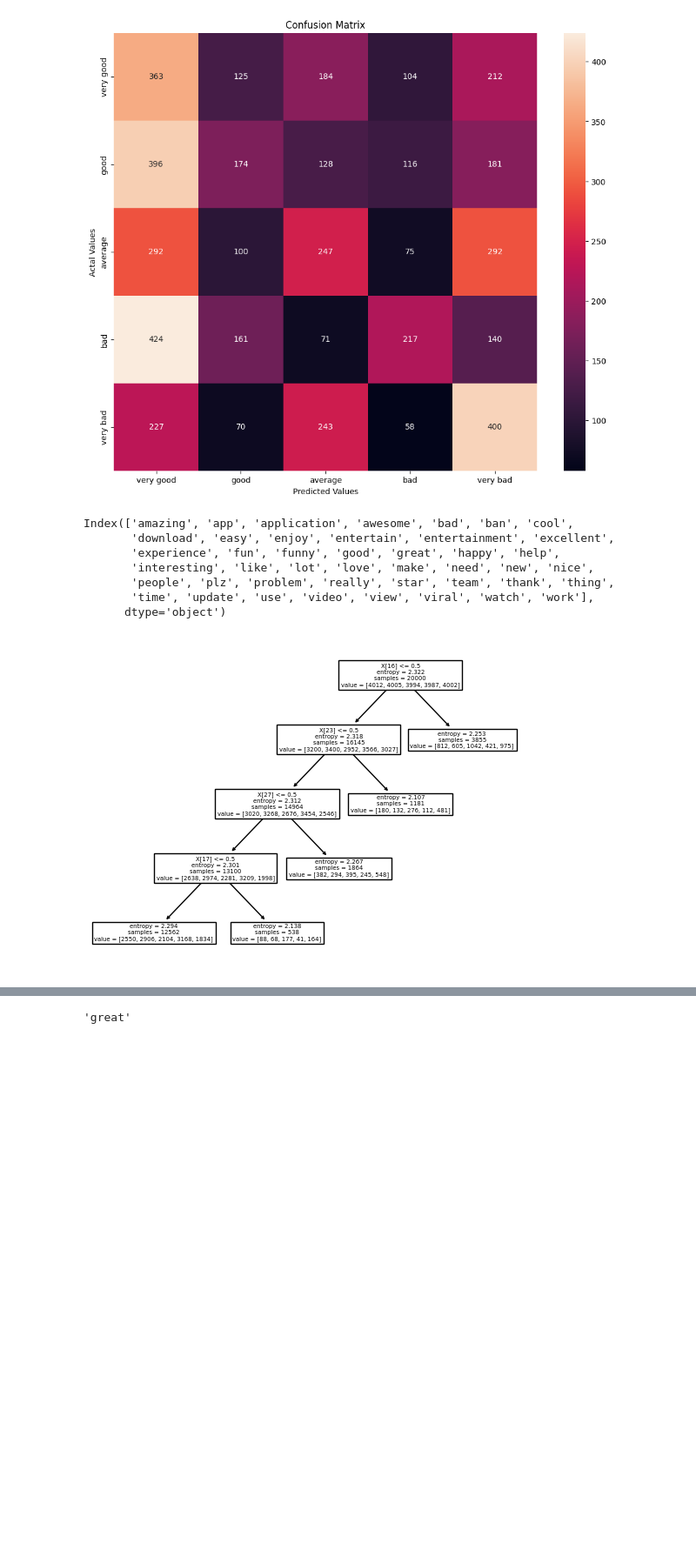
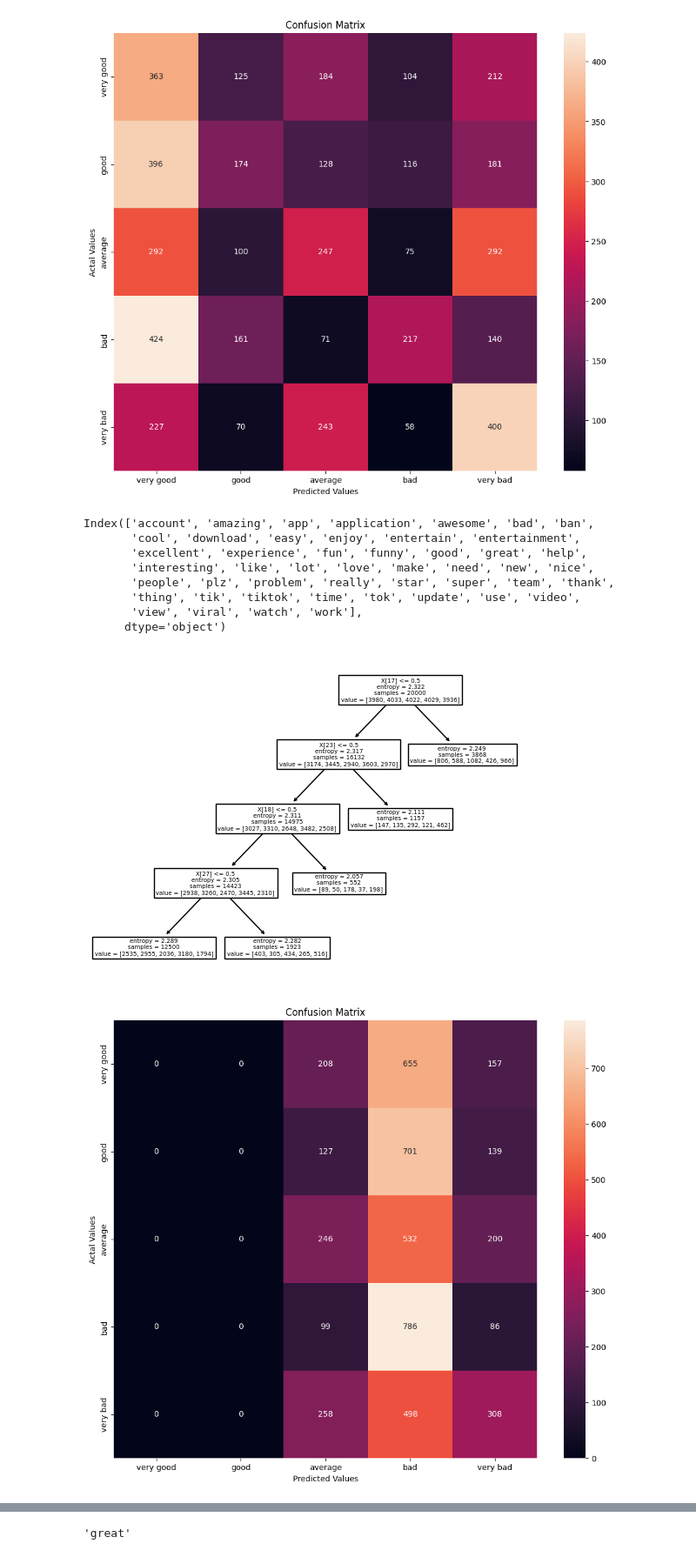
Before and after one commit to XingyuChenTim/project-port, a Jupyter notebook: dt_nb_svm.ipynb, the cells around one changed output, grey strips where cells are left out. Shown at 87% size. Cells and saved outputs as stored; diff of their text form; code cells hidden in the pictures; blank space fills up the shorter version.

```diff
--- a/dt_nb_svm.ipynb
+++ b/dt_nb_svm.ipynb
@@ -329,36 +329,53 @@ from sklearn import tree
 import matplotlib.pyplot as plt
 ## conda install python-graphviz
 ## restart kernel (click the little red x next to the Console)
 import graphviz
 from sklearn.metrics import confusion_matrix
 
 #https://scikit-learn.org/stable/modules/generated/sklearn.tree.DecisionTreeClassifier.html
 MyDT_R=DecisionTreeClassifier(criterion='entropy', ##"entropy" or "gini"
                             splitter='best',  ## or "random" or "best"
                             max_depth=None,
                             min_samples_split=2,
                             min_samples_leaf=1,
                             min_weight_fraction_leaf=0.0,
                             max_features=None,
                             random_state=None,
                             max_leaf_nodes=5,
                             min_impurity_decrease=0.0,
                             min_impurity_split=None,
                             class_weight=None)
 
 ## perform DT
 MyDT_R.fit(TrainDF1, Train1Labels)
     ## plot the tree
 tree.plot_tree(MyDT_R)
 
 feature_namesR=TrainDF1.columns
 print(feature_namesR)
+
+Prediction2 = MyDT_R.predict(TestDF1)
+import seaborn as sns
+from sklearn.metrics import ConfusionMatrixDisplay
+cnf_matrix2 = confusion_matrix(Test1Labels, Prediction2)
+cm_df2 = pd.DataFrame(cnf_matrix2,
+                     index = ['very good', 'good', 'average', 'bad','very bad'],
+                     columns = ['very good', 'good', 'average', 'bad','very bad'])
+#Plotting the confusion matrix
+plt.figure(figsize=(12,10))
+sns.heatmap(cm_df2, annot=True, fmt='g')
+plt.title('Confusion Matrix')
+plt.ylabel('Actal Values')
+plt.xlabel('Predicted Values')
+plt.show()
 # %% [output]
-Index(['amazing', 'app', 'application', 'awesome', 'bad', 'ban', 'cool',
-       'download', 'easy', 'enjoy', 'entertain', 'entertainment', 'excellent',
-       'experience', 'fun', 'funny', 'good', 'great', 'happy', 'help',
+Index(['account', 'amazing', 'app', 'application', 'awesome', 'bad', 'ban',
+       'cool', 'download', 'easy', 'enjoy', 'entertain', 'entertainment',
+       'excellent', 'experience', 'fun', 'funny', 'good', 'great', 'help',
        'interesting', 'like', 'lot', 'love', 'make', 'need', 'new', 'nice',
-       'people', 'plz', 'problem', 'really', 'star', 'team', 'thank', 'thing',
-       'time', 'update', 'use', 'video', 'view', 'viral', 'watch', 'work'],
+       'people', 'plz', 'problem', 'really', 'star', 'super', 'team', 'thank',
+       'thing', 'tik', 'tiktok', 'time', 'tok', 'update', 'use', 'video',
+       'view', 'viral', 'watch', 'work'],
       dtype='object')
-[figure, old version]
+[figure, new version]
+[figure, added]
```
Also changed, not shown: parts of 11 cells of this notebook, 13 other files.
